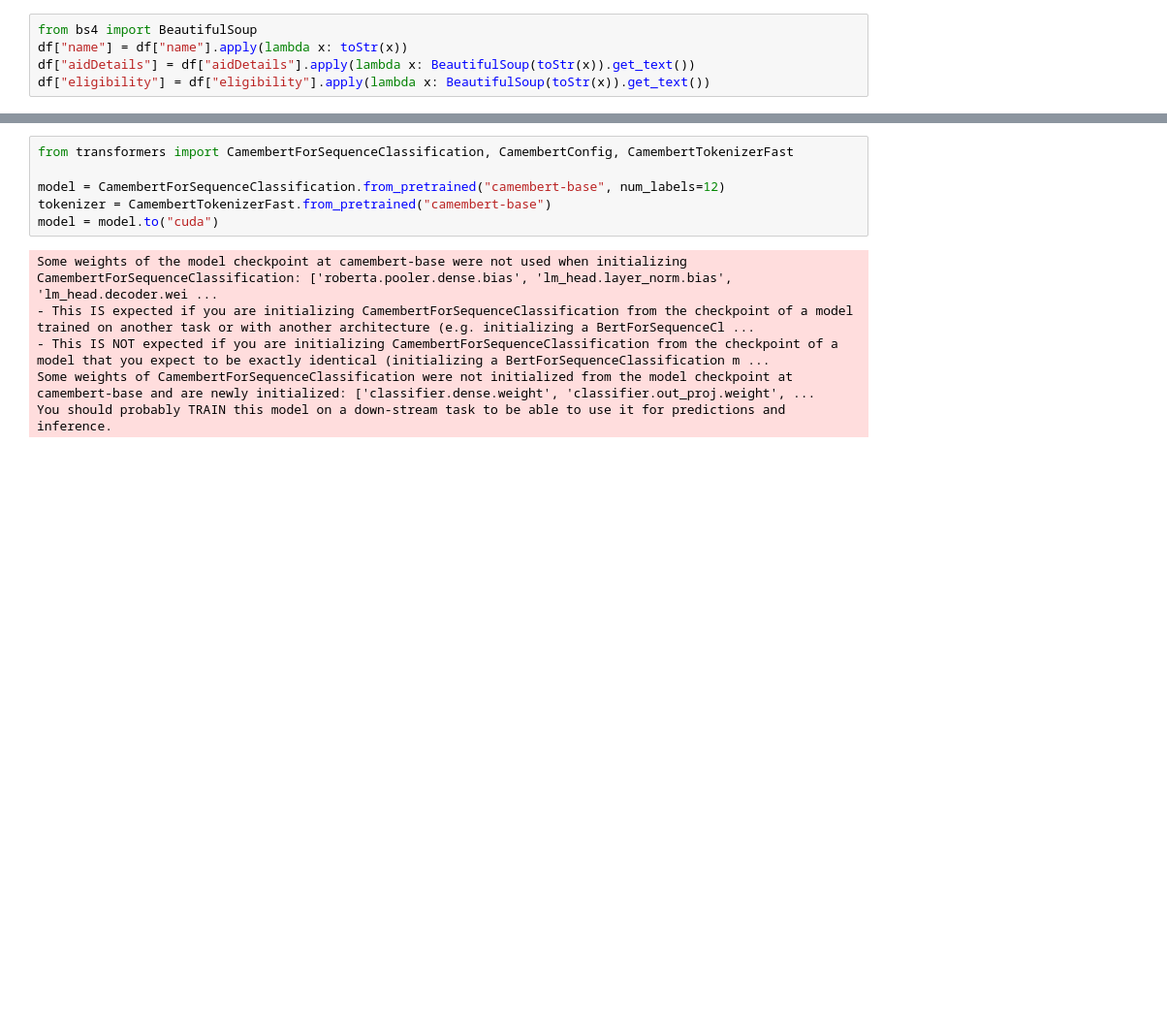
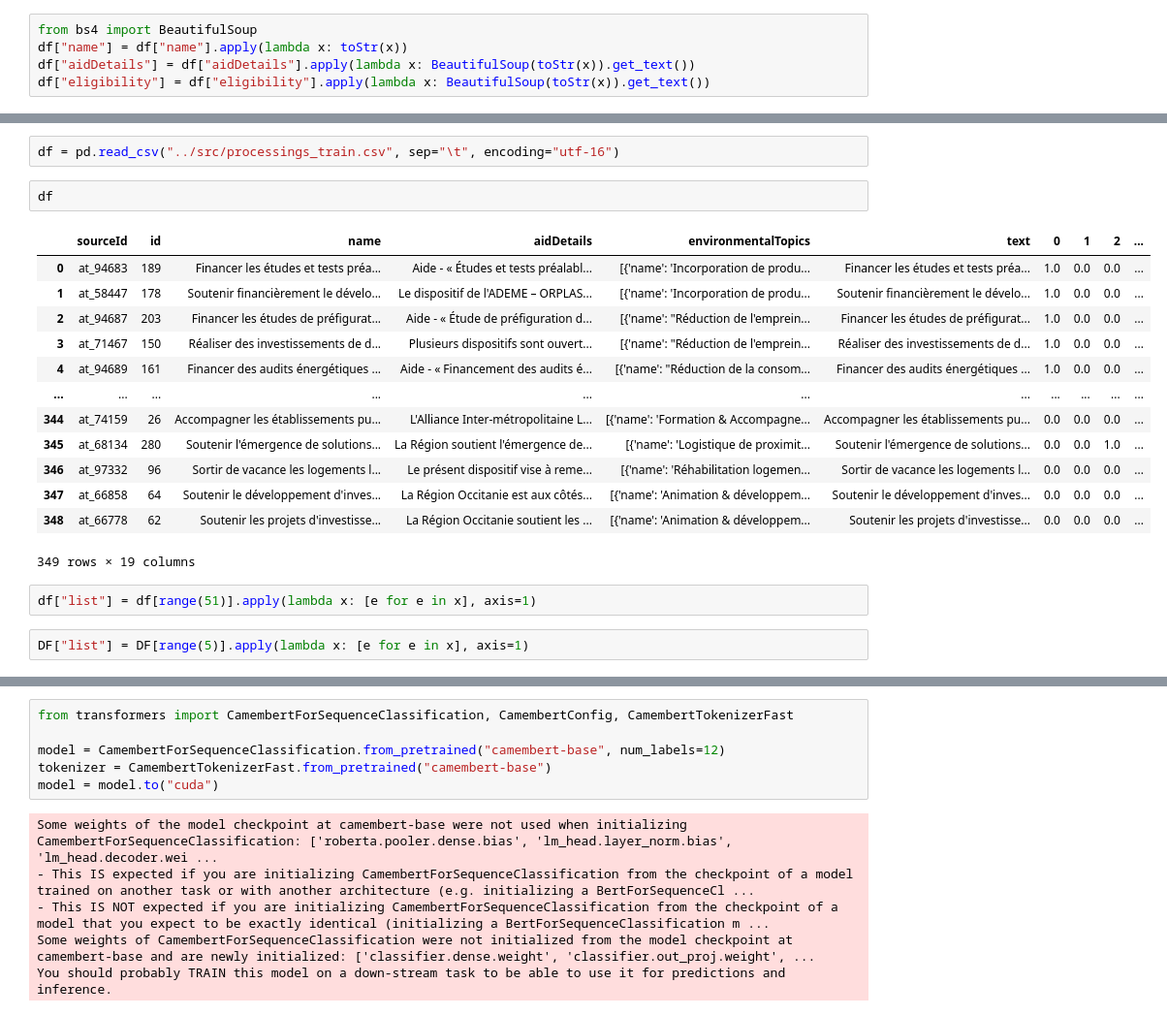
Before and after one commit to dataforgoodfr/offseason_missiontransition_categorisation, a Jupyter notebook: notebooks/train.ipynb, the cells around one changed output, grey strips where cells are left out. Shown: that part at 97% size. Drawn from its saved outputs; the diff is of its cells as text; blank space fills up the shorter version.

```diff
--- a/notebooks/train.ipynb
+++ b/notebooks/train.ipynb
@@ -64,0 +235,22 @@ df
+# %%
+df = pd.read_csv("../src/processings_train.csv", sep="\t", encoding="utf-16")
+# %%
+df
+# %% [output]
+|  | sourceId | id | name | aidDetails | environmentalTopics | text | 0 | 1 | 2 | ... |
+| 0 | at_94683 | 189 | Financer les études et tests préa... | Aide - « Études et tests préalabl... | [{'name': 'Incorporation de produ... | Financer les études et tests préa... | 1.0 | 0.0 | 0.0 | ... |
+| 1 | at_58447 | 178 | Soutenir financièrement le dévelo... | Le dispositif de l'ADEME – ORPLAS... | [{'name': 'Incorporation de produ... | Soutenir financièrement le dévelo... | 1.0 | 0.0 | 0.0 | ... |
+| 2 | at_94687 | 203 | Financer les études de préfigurat... | Aide - « Étude de préfiguration d... | [{'name': "Réduction de l'emprein... | Financer les études de préfigurat... | 1.0 | 0.0 | 0.0 | ... |
+| 3 | at_71467 | 150 | Réaliser des investissements de d... | Plusieurs dispositifs sont ouvert... | [{'name': "Réduction de l'emprein... | Réaliser des investissements de d... | 1.0 | 0.0 | 0.0 | ... |
+| 4 | at_94689 | 161 | Financer des audits énergétiques ... | Aide - « Financement des audits é... | [{'name': "Réduction de la consom... | Financer des audits énergétiques ... | 1.0 | 0.0 | 0.0 | ... |
+| ... | ... | ... | ... | ... | ... | ... | ... | ... | ... | ... |
+| 344 | at_74159 | 26 | Accompagner les établissements pu... | L'Alliance Inter-métropolitaine L... | [{'name': 'Formation & Accompagne... | Accompagner les établissements pu... | 0.0 | 0.0 | 0.0 | ... |
+| 345 | at_68134 | 280 | Soutenir l'émergence de solutions... | La Région soutient l'émergence de... | [{'name': 'Logistique de proximit... | Soutenir l'émergence de solutions... | 0.0 | 0.0 | 1.0 | ... |
+| 346 | at_97332 | 96 | Sortir de vacance les logements l... | Le présent dispositif vise à reme... | [{'name': 'Réhabilitation logemen... | Sortir de vacance les logements l... | 0.0 | 0.0 | 0.0 | ... |
+| 347 | at_66858 | 64 | Soutenir le développement d'inves... | La Région Occitanie est aux côtés... | [{'name': 'Animation & développem... | Soutenir le développement d'inves... | 0.0 | 0.0 | 0.0 | ... |
+| 348 | at_66778 | 62 | Soutenir les projets d'investisse... | La Région Occitanie soutient les ... | [{'name': 'Animation & développem... | Soutenir les projets d'investisse... | 0.0 | 0.0 | 0.0 | ... |
+349 rows × 19 columns
+# %%
+df["list"] = df[range(51)].apply(lambda x: [e for e in x], axis=1)
+# %%
+DF["list"] = DF[range(5)].apply(lambda x: [e for e in x], axis=1)
```
Also changed, not shown: parts of 33 cells of this notebook, 17 other files.
